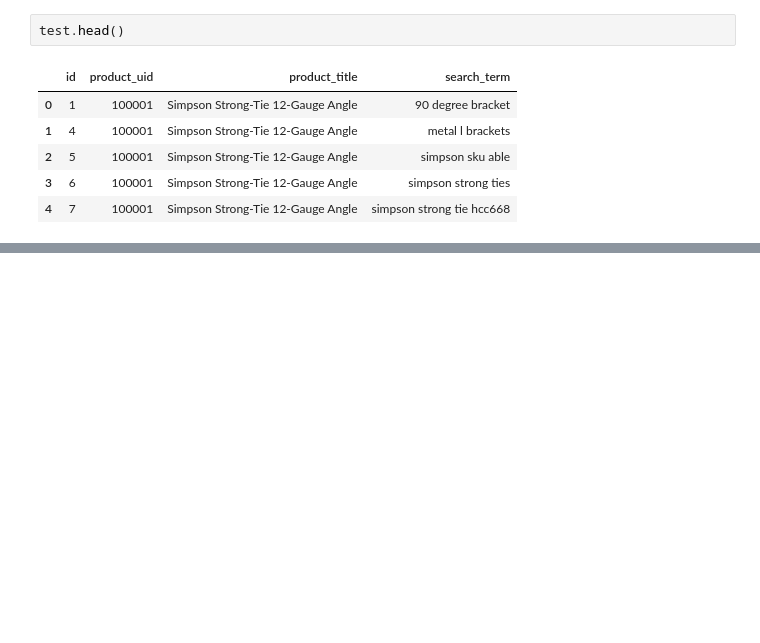
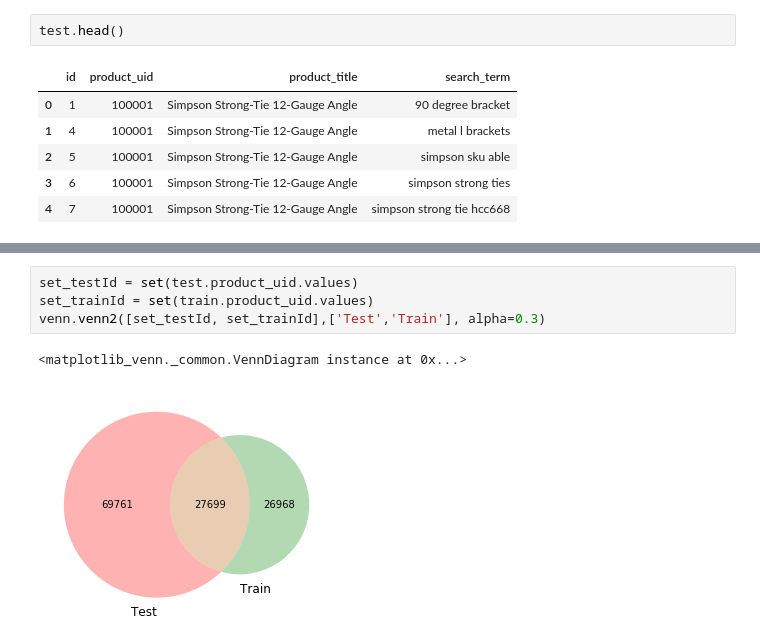
Before and after one commit to aspend/home_depot_product_search_relevance, a Jupyter notebook: code/Data exploration.ipynb, the cells around one changed output, grey strips where cells are left out. Drawn from its saved outputs; the diff is of its cells as text; blank space fills up the shorter version.

Commit message:
venn diagram

```diff
--- a/code/Data exploration.ipynb
+++ b/code/Data exploration.ipynb
@@ -70,0 +82,7 @@ test.head()
+# %%
+set_testId = set(test.product_uid.values)
+set_trainId = set(train.product_uid.values)
+venn.venn2([set_testId, set_trainId],['Test','Train'], alpha=0.3)
+# %% [output]
+<matplotlib_venn._common.VennDiagram instance at 0x...>
+[figure, added]
```
Also changed, not shown: parts of 4 cells of this notebook.
